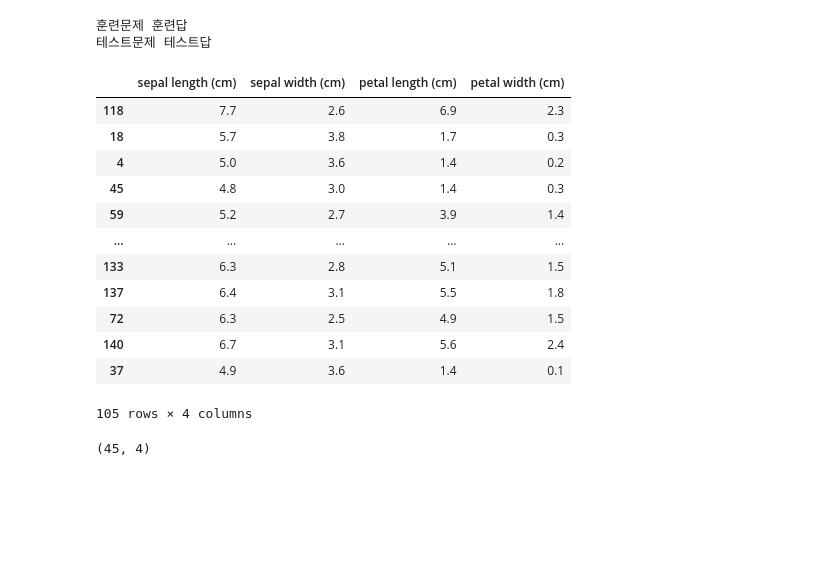
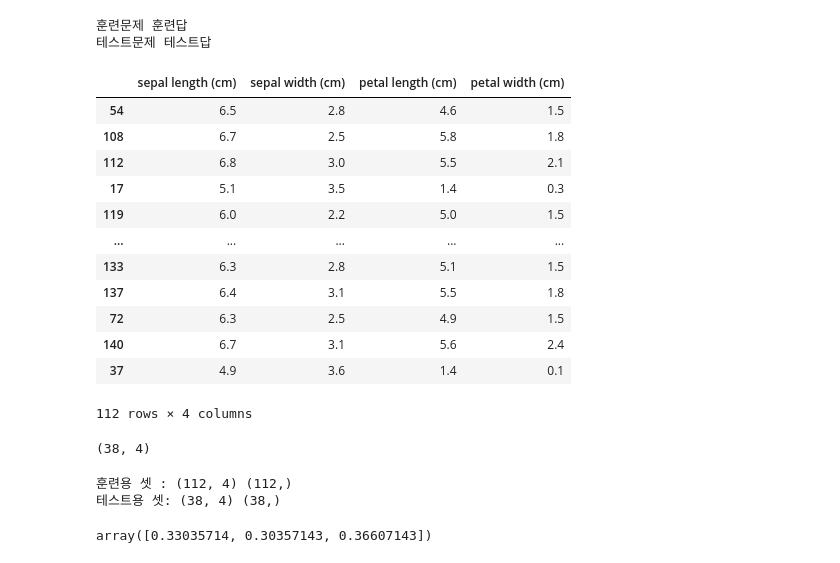
Before and after one commit to Hyerim-Ryu/Python, a Jupyter notebook: Machine Learning/ex03_iris_knn분류실습.ipynb, the cells around one changed output. Saved outputs shown, nothing was run; the diff lists cells and outputs as text; code cells hidden in the pictures; blank space fills up the shorter version.

```diff
--- a/Machine Learning/ex03_iris_knn분류실습.ipynb
+++ b/Machine Learning/ex03_iris_knn분류실습.ipynb
@@ -163,29 +168,48 @@ print(X_test, y_test) # unpacking
 # %%
 # train_test_split: 1. 랜덤 섞어줌 2.훈련, 테스트 분리
 # 통상적으로 7:3 분리 -> train 크기: 0.7 , test 크기: 0.3(30%)
 # 비율적인 의미로 넣어주려면 실수형태
 # 개수의미로 넣어주려면 정수형태
 # 7.5:2.5, 8:2
 # shuffle 섞는 기능 True
 #train_test_split(문제, 답, 테스트사이즈)
 # random_state shuffle 을 동일한 기준으로 실행
-X_train, X_test, y_train, y_test = train_test_split(X, y, test_size=0.3, random_state = 1)
+X_train, X_test, y_train, y_test = train_test_split(X, y, test_size=0.25, random_state = 1)
 X_train
 # %% [output]
 |  | sepal length (cm) | sepal width (cm) | petal length (cm) | petal width (cm) |
-| 118 | 7.7 | 2.6 | 6.9 | 2.3 |
-| 18 | 5.7 | 3.8 | 1.7 | 0.3 |
-| 4 | 5.0 | 3.6 | 1.4 | 0.2 |
-| 45 | 4.8 | 3.0 | 1.4 | 0.3 |
-| 59 | 5.2 | 2.7 | 3.9 | 1.4 |
+| 54 | 6.5 | 2.8 | 4.6 | 1.5 |
+| 108 | 6.7 | 2.5 | 5.8 | 1.8 |
+| 112 | 6.8 | 3.0 | 5.5 | 2.1 |
+| 17 | 5.1 | 3.5 | 1.4 | 0.3 |
+| 119 | 6.0 | 2.2 | 5.0 | 1.5 |
 | ... | ... | ... | ... | ... |
 | 133 | 6.3 | 2.8 | 5.1 | 1.5 |
 | 137 | 6.4 | 3.1 | 5.5 | 1.8 |
 | 72 | 6.3 | 2.5 | 4.9 | 1.5 |
 | 140 | 6.7 | 3.1 | 5.6 | 2.4 |
 | 37 | 4.9 | 3.6 | 1.4 | 0.1 |
-105 rows × 4 columns
+112 rows × 4 columns
 # %%
  X_test.shape
 # %% [output]
-(45, 4)
+(38, 4)
+# %%
+# 크기확인
+print('훈련용 셋 :' , X_train.shape, y_train.shape)
+print('테스트용 셋:' , X_test.shape, y_test.shape)
+# 문제갯수 만큼 답 갯수가 세팅
+# 훈련용 특성의 갯수만큼 테스트용 특성 갯수가 세팅
+# %% [output]
+훈련용 셋 : (112, 4) (112,)
+테스트용 셋: (38, 4) (38,)
+# %%
+# 분리된 데이터 클래스별 개수 확인하기
+# 7:3 비율 데이터 분리 , 모델 입장에서 학습을 잘 하려면 다양한 데이터가 필요함
+pd.Series(y_train).value_counts()
+np.unique(y_train, return_counts=True)[1]/112
+# array([0.34285714, 0.3047619 , 0.35238095]) 7:3
+# array([0.35238095, 0.32380952, 0.39047619]) 7.5:2.5
+# 비율을 바꿔봤을 때 다양성이 유지되는 쪽으로 설정값을 사용
+# %% [output]
+array([0.33035714, 0.30357143, 0.36607143])
```
Also changed, not shown: parts of 16 cells of this notebook, 3 other files.
